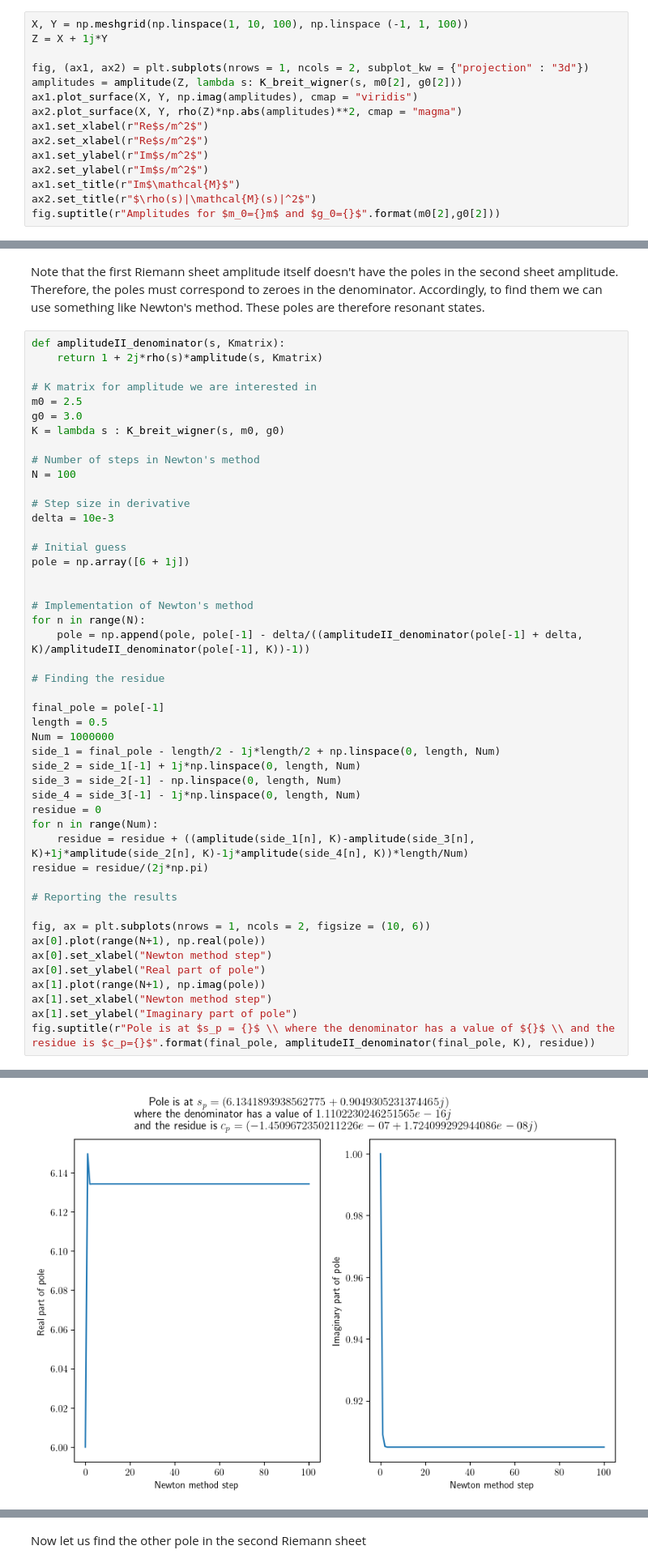
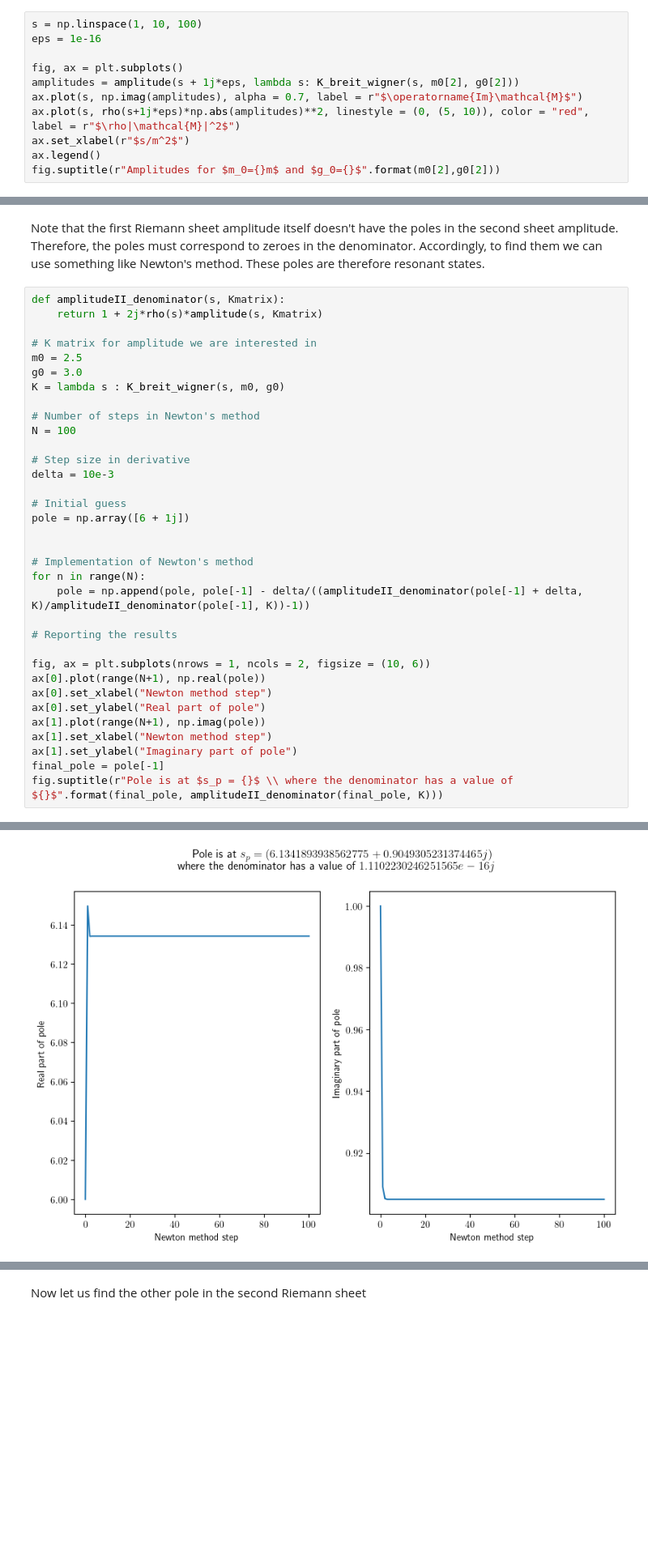
Before and after one commit to ivanmbur/Introduction_to_Scattering, a Jupyter notebook: scattering_amplitudes_cleaner.ipynb, the cells around one changed output, grey strips where cells are left out. Shown at 81% size. Drawn from its saved outputs; the diff is of its cells as text; blank space fills up the shorter version.

```diff
--- a/scattering_amplitudes_cleaner.ipynb
+++ b/scattering_amplitudes_cleaner.ipynb
@@ -121,18 +121,14 @@ This is the result obtained in the example file but it heavily depends on which
 # %% [markdown]
 ### 3
 # %%
-X, Y = np.meshgrid(np.linspace(1, 10, 100), np.linspace (-1, 1, 100))
-Z = X + 1j*Y
+s = np.linspace(1, 10, 100)
+eps = 1e-16
 
-fig, (ax1, ax2) = plt.subplots(nrows = 1, ncols = 2, subplot_kw = {"projection" : "3d"})
-amplitudes = amplitude(Z, lambda s: K_breit_wigner(s, m0[2], g0[2]))
-ax1.plot_surface(X, Y, np.imag(amplitudes), cmap = "viridis")
-ax2.plot_surface(X, Y, rho(Z)*np.abs(amplitudes)**2, cmap = "magma")
-ax1.set_xlabel(r"Re$s/m^2$")
-ax2.set_xlabel(r"Re$s/m^2$")
-ax1.set_ylabel(r"Im$s/m^2$")
-ax2.set_ylabel(r"Im$s/m^2$")
-ax1.set_title(r"Im$\mathcal{M}$")
-ax2.set_title(r"$\rho(s)|\mathcal{M}(s)|^2$")
+fig, ax = plt.subplots()
+amplitudes = amplitude(s + 1j*eps, lambda s: K_breit_wigner(s, m0[2], g0[2]))
+ax.plot(s, np.imag(amplitudes), alpha = 0.7, label = r"$\operatorname{Im}\mathcal{M}$")
+ax.plot(s, rho(s+1j*eps)*np.abs(amplitudes)**2, linestyle = (0, (5, 10)), color = "red", label = r"$\rho|\mathcal{M}|^2$")
+ax.set_xlabel(r"$s/m^2$")
+ax.legend()
 fig.suptitle(r"Amplitudes for $m_0={}m$ and $g_0={}$".format(m0[2],g0[2]))
 # %% [output]
@@ -358,20 +354,6 @@ pole = np.array([6 + 1j])
 for n in range(N):
     pole = np.append(pole, pole[-1] - delta/((amplitudeII_denominator(pole[-1] + delta, K)/amplitudeII_denominator(pole[-1], K))-1))
 
-# Finding the residue
-
-final_pole = pole[-1]
-length = 0.5
-Num = 1000000
-side_1 = final_pole - length/2 - 1j*length/2 + np.linspace(0, length, Num)
-side_2 = side_1[-1] + 1j*np.linspace(0, length, Num)
-side_3 = side_2[-1] - np.linspace(0, length, Num)
-side_4 = side_3[-1] - 1j*np.linspace(0, length, Num)
-residue = 0
-for n in range(Num):
-    residue = residue + ((amplitude(side_1[n], K)-amplitude(side_3[n], K)+1j*amplitude(side_2[n], K)-1j*amplitude(side_4[n], K))*length/Num)
-residue = residue/(2j*np.pi)
-
 # Reporting the results
 
 fig, ax = plt.subplots(nrows = 1, ncols = 2, figsize = (10, 6))
@@ -381,5 +363,6 @@ ax[0].set_ylabel("Real part of pole")
 ax[1].plot(range(N+1), np.imag(pole))
 ax[1].set_xlabel("Newton method step")
 ax[1].set_ylabel("Imaginary part of pole")
-fig.suptitle(r"Pole is at $s_p = {}$ \\ where the denominator has a value of ${}$ \\ and the residue is $c_p={}$".format(final_pole, amplitudeII_denominator(final_pole, K), residue))
+final_pole = pole[-1]
+fig.suptitle(r"Pole is at $s_p = {}$ \\ where the denominator has a value of ${}$".format(final_pole, amplitudeII_denominator(final_pole, K)))
 # %% [output]
@@ -387 +370 @@ Text(0.5, 0.98, 'Pole is at $s_p = (6.1341893938562775+0.9049305231374465j)$ \\\
-[figure, old version]
+[figure, new version]
```
Also changed, not shown: parts of 27 cells of this notebook, 1 other file.
